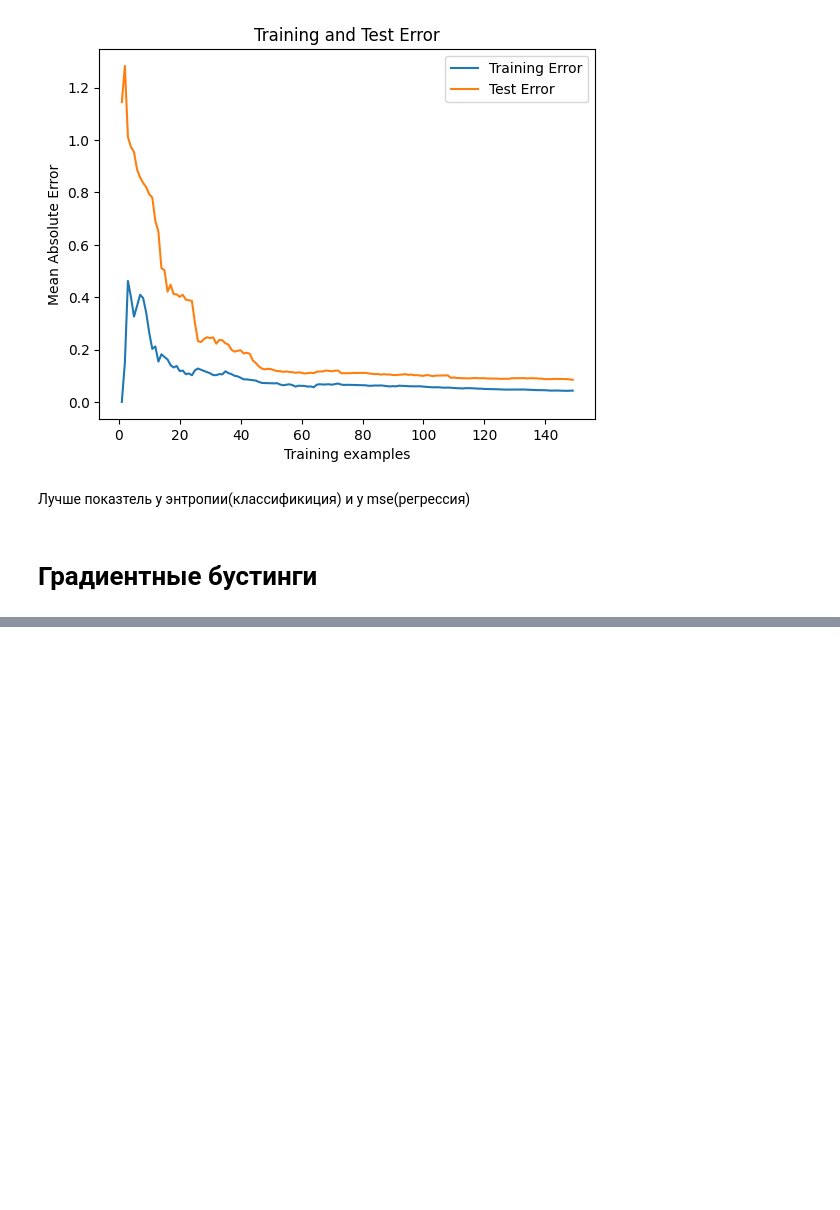
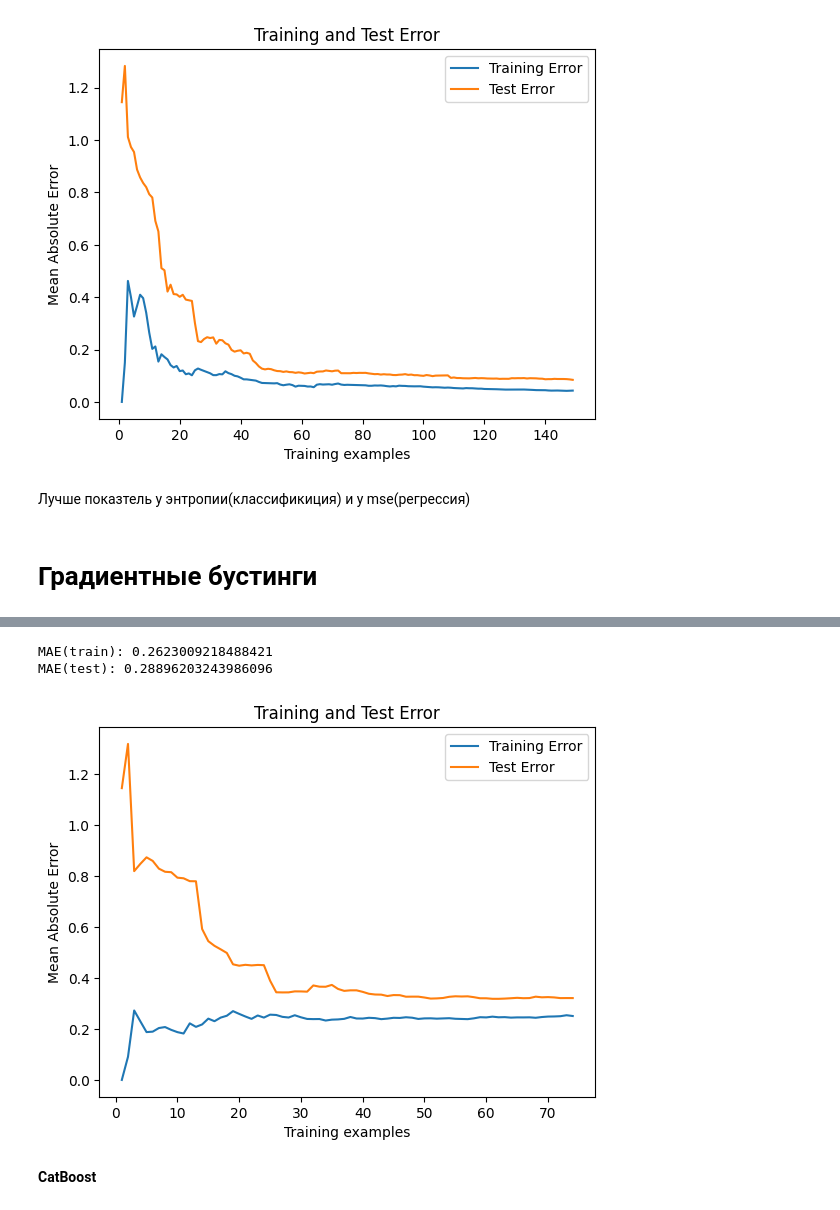
Before and after one commit to VladislavErmakovich/TMSds, a Jupyter notebook: lesson20/Sleep_dataset.ipynb, the cells around one changed output, grey strips where cells are left out. Saved outputs shown, nothing was run; the diff lists cells and outputs as text; code cells hidden in the pictures; blank space fills up the shorter version.

```diff
--- a/lesson20/Sleep_dataset.ipynb
+++ b/lesson20/Sleep_dataset.ipynb
@@ -970,0 +1104,33 @@ plt.show()
+# %%
+model = XGBRegressor( max_depth=5, learning_rate=0.01)
+model.fit(X_train, y_train)
+
+y_pred = model.predict(X_train)
+print(f'MAE(train): {mean_absolute_error(y_train, y_pred)}')
+
+y_pred = model.predict(X_test)
+print(f'MAE(test): {mean_absolute_error(y_test, y_pred)}')
+
+train_errors = []
+test_errors = []
+
+for i in range(1, 75):
+    model.fit(X_train[:i], y_train[:i])
+    train_pred = model.predict(X_train[:i])
+    train_errors.append(mean_absolute_error(y_train[:i], train_pred))
+    test_pred = model.predict(X_test)
+    test_errors.append(mean_absolute_error(y_test, test_pred))
+
+plt.plot(range(1, 75), train_errors, label='Training Error')
+plt.plot(range(1, 75), test_errors, label='Test Error')
+plt.xlabel('Training examples')
+plt.ylabel('Mean Absolute Error')
+plt.title('Training and Test Error')
+plt.legend()
+plt.show()
+# %% [output]
+MAE(train): 0.2623009218488421
+MAE(test): 0.28896203243986096
+[figure, added]
+# %% [markdown]
+**CatBoost**
```
Also changed, not shown: parts of 31 cells of this notebook.
